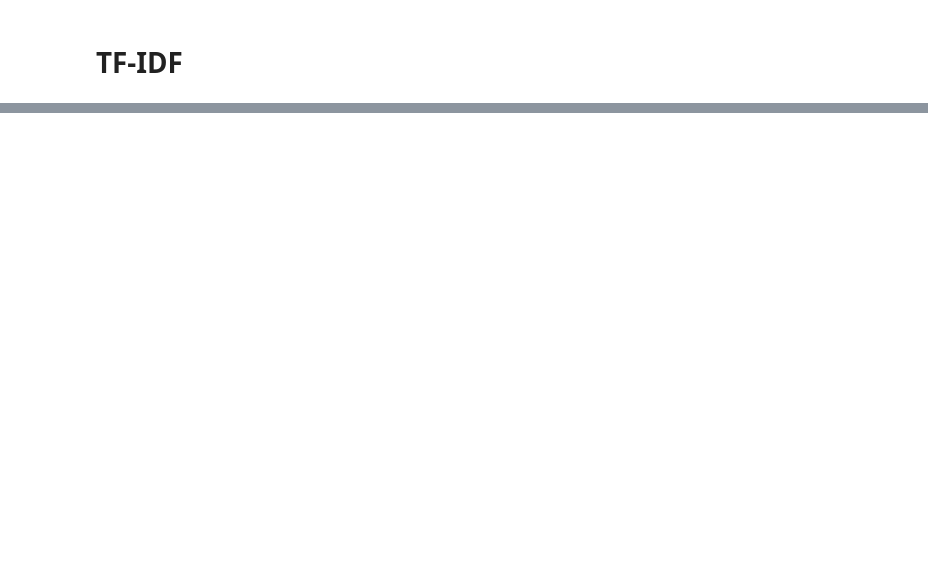
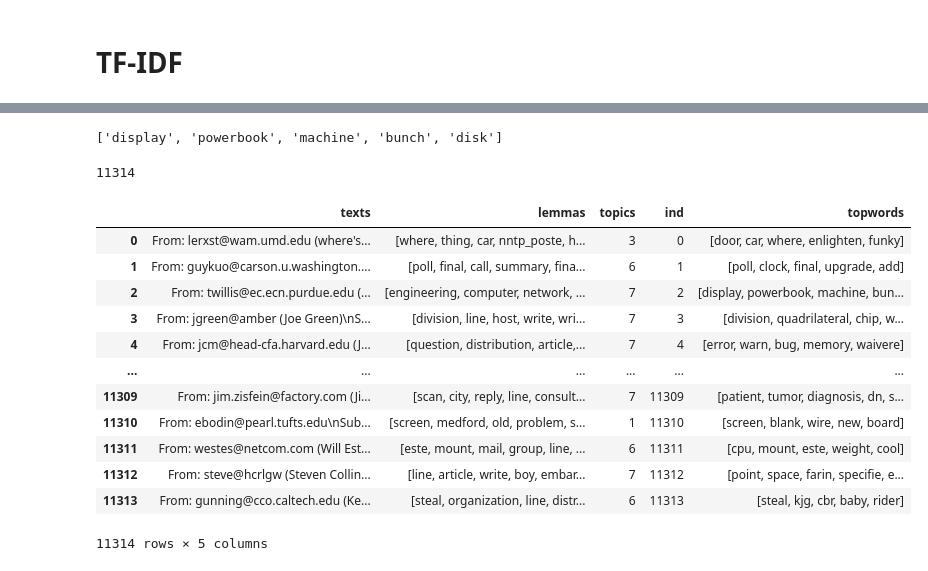
Before and after one commit to Veronika2311/homeworks_3rd_year, a Jupyter notebook: Автобрея_hw3.ipynb, the cells around one changed output, grey strips where cells are left out. Drawn from its saved outputs; the diff is of its cells as text; code cells hidden in the pictures; blank space fills up the shorter version.

```diff
--- a/Автобрея_hw3.ipynb
+++ b/Автобрея_hw3.ipynb
@@ -342,7 +455,7 @@ import numpy as np
 
 def findwords(vect, words):
     sorted_w = np.argsort(vect.data)[:-6:-1]
-    return words[vect.indicles[sorted_w]]
+    return words[vect.indices[sorted_w]]
 # %%
 all_topics = {}
 for i in range(10):
@@ -366,4 +479,4 @@ for i in range(10):
         #tfidf_dict = {}
         text_vect = vectors[index_lemm, :]
         top_words = findwords(text_vect, feature_names)
-        all_topics[inds[inedx_lemm]] = top_words
+        all_topics[inds[index_lemm]] = top_words
@@ -377,0 +483,30 @@ for i in range(10):
+# %%
+list(all_topics[2])
+# %% [output]
+['display', 'powerbook', 'machine', 'bunch', 'disk']
+# %%
+len(all_topics)
+# %% [output]
+11314
+# %%
+topics_list = []
+for key in range(0, 11314):
+    topics_list.append(all_topics[key])
+# %%
+df_prefinal['topwords'] = topics_list
+# %%
+df_prefinal
+# %% [output]
+|  | texts | lemmas | topics | ind | topwords |
+| 0 | From: lerxst@wam.umd.edu (where's... | [where, thing, car, nntp_poste, h... | 3 | 0 | [door, car, where, enlighten, funky] |
+| 1 | From: guykuo@carson.u.washington.... | [poll, final, call, summary, fina... | 6 | 1 | [poll, clock, final, upgrade, add] |
+| 2 | From: twillis@ec.ecn.purdue.edu (... | [engineering, computer, network, ... | 7 | 2 | [display, powerbook, machine, bun... |
+| 3 | From: jgreen@amber (Joe Green)\nS... | [division, line, host, write, wri... | 7 | 3 | [division, quadrilateral, chip, w... |
+| 4 | From: jcm@head-cfa.harvard.edu (J... | [question, distribution, article,... | 7 | 4 | [error, warn, bug, memory, waivere] |
+| ... | ... | ... | ... | ... | ... |
+| 11309 | From: jim.zisfein@factory.com (Ji... | [scan, city, reply, line, consult... | 7 | 11309 | [patient, tumor, diagnosis, dn, s... |
+| 11310 | From: ebodin@pearl.tufts.edu\nSub... | [screen, medford, old, problem, s... | 1 | 11310 | [screen, blank, wire, new, board] |
+| 11311 | From: westes@netcom.com (Will Est... | [este, mount, mail, group, line, ... | 6 | 11311 | [cpu, mount, este, weight, cool] |
+| 11312 | From: steve@hcrlgw (Steven Collin... | [line, article, write, boy, embar... | 7 | 11312 | [point, space, farin, specifie, e... |
+| 11313 | From: gunning@cco.caltech.edu (Ke... | [steal, organization, line, distr... | 6 | 11313 | [steal, kjg, cbr, baby, rider] |
+11314 rows × 5 columns
```
Also changed, not shown: parts of 13 cells of this notebook.
